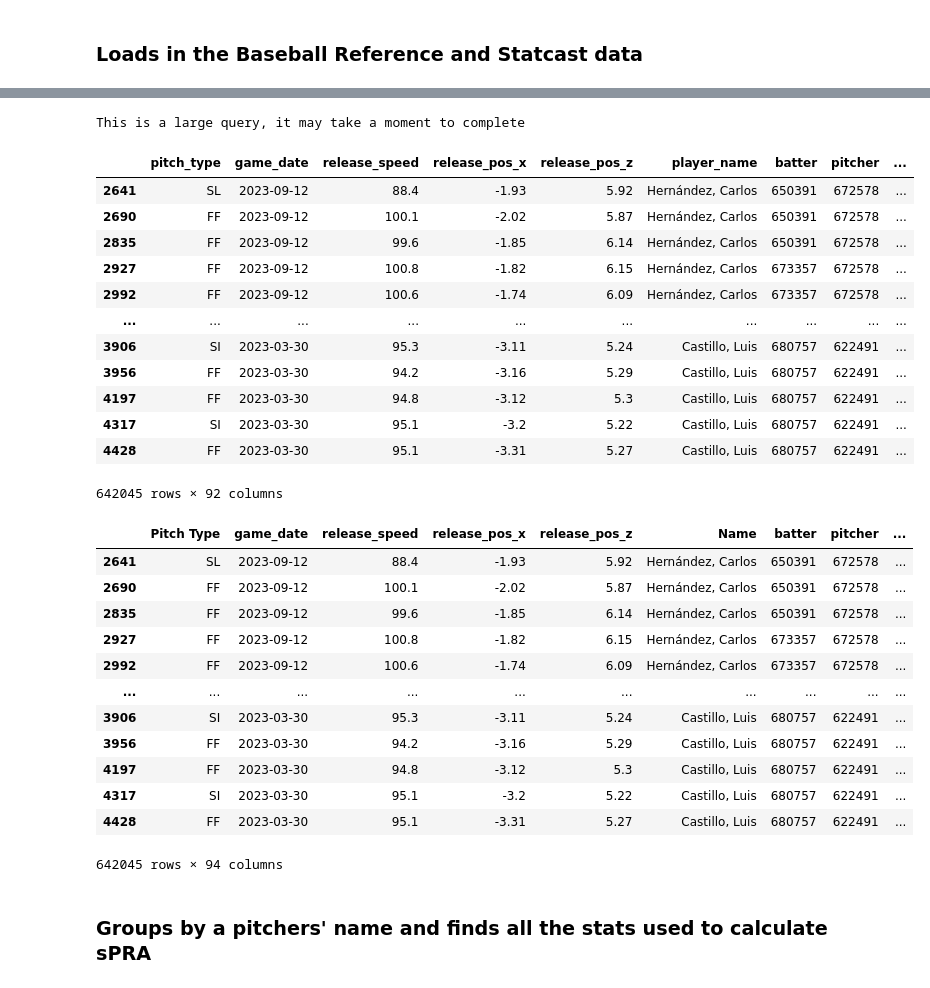
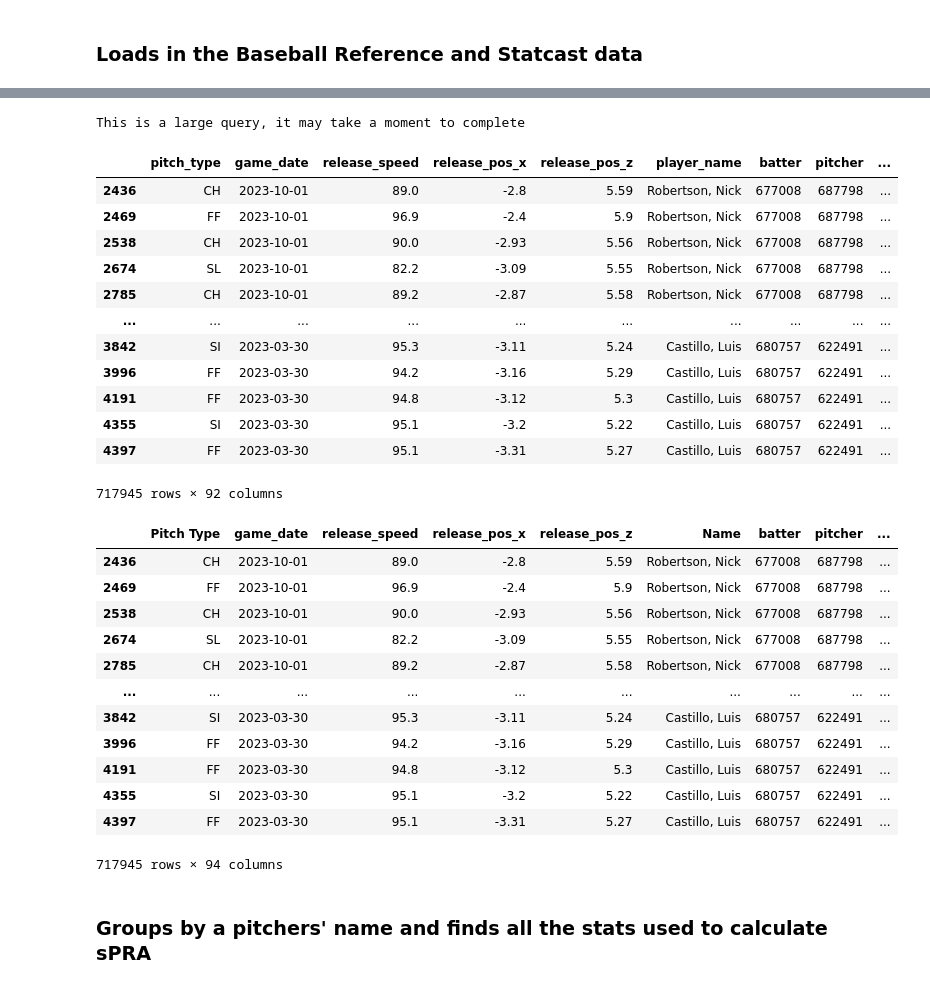
Before and after one commit to Cbkaplinger/Random-Projects, a Jupyter notebook: MLB/Creation-of-sPRA/sPRA2023.ipynb, the cells around one changed output, grey strips where cells are left out. Cells and saved outputs as stored; diff of their text form; code cells hidden in the pictures.

```diff
--- a/MLB/Creation-of-sPRA/sPRA2023.ipynb
+++ b/MLB/Creation-of-sPRA/sPRA2023.ipynb
@@ -28,23 +28,23 @@ bref_df
 # %%
-savant_df = statcast(start_dt = "2023-03-30", end_dt = "2023-11-15")
+savant_df = statcast(start_dt = "2023-03-30", end_dt = "2023-10-02")
 #pd.set_option('display.max_columns', None)
 
 savant_df
 # %% [output]
 This is a large query, it may take a moment to complete
 |  | pitch_type | game_date | release_speed | release_pos_x | release_pos_z | player_name | batter | pitcher | ... |
-| 2641 | SL | 2023-09-12 | 88.4 | -1.93 | 5.92 | Hernández, Carlos | 650391 | 672578 | ... |
-| 2690 | FF | 2023-09-12 | 100.1 | -2.02 | 5.87 | Hernández, Carlos | 650391 | 672578 | ... |
-| 2835 | FF | 2023-09-12 | 99.6 | -1.85 | 6.14 | Hernández, Carlos | 650391 | 672578 | ... |
-| 2927 | FF | 2023-09-12 | 100.8 | -1.82 | 6.15 | Hernández, Carlos | 673357 | 672578 | ... |
-| 2992 | FF | 2023-09-12 | 100.6 | -1.74 | 6.09 | Hernández, Carlos | 673357 | 672578 | ... |
+| 2436 | CH | 2023-10-01 | 89.0 | -2.8 | 5.59 | Robertson, Nick | 677008 | 687798 | ... |
+| 2469 | FF | 2023-10-01 | 96.9 | -2.4 | 5.9 | Robertson, Nick | 677008 | 687798 | ... |
+| 2538 | CH | 2023-10-01 | 90.0 | -2.93 | 5.56 | Robertson, Nick | 677008 | 687798 | ... |
+| 2674 | SL | 2023-10-01 | 82.2 | -3.09 | 5.55 | Robertson, Nick | 677008 | 687798 | ... |
+| 2785 | CH | 2023-10-01 | 89.2 | -2.87 | 5.58 | Robertson, Nick | 677008 | 687798 | ... |
 | ... | ... | ... | ... | ... | ... | ... | ... | ... | ... |
-| 3906 | SI | 2023-03-30 | 95.3 | -3.11 | 5.24 | Castillo, Luis | 680757 | 622491 | ... |
-| 3956 | FF | 2023-03-30 | 94.2 | -3.16 | 5.29 | Castillo, Luis | 680757 | 622491 | ... |
-| 4197 | FF | 2023-03-30 | 94.8 | -3.12 | 5.3 | Castillo, Luis | 680757 | 622491 | ... |
-| 4317 | SI | 2023-03-30 | 95.1 | -3.2 | 5.22 | Castillo, Luis | 680757 | 622491 | ... |
-| 4428 | FF | 2023-03-30 | 95.1 | -3.31 | 5.27 | Castillo, Luis | 680757 | 622491 | ... |
+| 3842 | SI | 2023-03-30 | 95.3 | -3.11 | 5.24 | Castillo, Luis | 680757 | 622491 | ... |
+| 3996 | FF | 2023-03-30 | 94.2 | -3.16 | 5.29 | Castillo, Luis | 680757 | 622491 | ... |
+| 4191 | FF | 2023-03-30 | 94.8 | -3.12 | 5.3 | Castillo, Luis | 680757 | 622491 | ... |
+| 4355 | SI | 2023-03-30 | 95.1 | -3.2 | 5.22 | Castillo, Luis | 680757 | 622491 | ... |
+| 4397 | FF | 2023-03-30 | 95.1 | -3.31 | 5.27 | Castillo, Luis | 680757 | 622491 | ... |
-642045 rows × 92 columns
+717945 rows × 92 columns
 # %%
 # Converts the Induced Vertical Break and Horizontal Break to inches from feet
 savant_df['IVB'] = savant_df['pfx_z'] * 12
@@ -54,18 +54,18 @@ savant_df = savant_df.rename(columns={'player_name': 'Name', 'pitch_type': 'Pitc
 savant_df
 # %% [output]
 |  | Pitch Type | game_date | release_speed | release_pos_x | release_pos_z | Name | batter | pitcher | ... |
-| 2641 | SL | 2023-09-12 | 88.4 | -1.93 | 5.92 | Hernández, Carlos | 650391 | 672578 | ... |
-| 2690 | FF | 2023-09-12 | 100.1 | -2.02 | 5.87 | Hernández, Carlos | 650391 | 672578 | ... |
-| 2835 | FF | 2023-09-12 | 99.6 | -1.85 | 6.14 | Hernández, Carlos | 650391 | 672578 | ... |
-| 2927 | FF | 2023-09-12 | 100.8 | -1.82 | 6.15 | Hernández, Carlos | 673357 | 672578 | ... |
-| 2992 | FF | 2023-09-12 | 100.6 | -1.74 | 6.09 | Hernández, Carlos | 673357 | 672578 | ... |
+| 2436 | CH | 2023-10-01 | 89.0 | -2.8 | 5.59 | Robertson, Nick | 677008 | 687798 | ... |
+| 2469 | FF | 2023-10-01 | 96.9 | -2.4 | 5.9 | Robertson, Nick | 677008 | 687798 | ... |
+| 2538 | CH | 2023-10-01 | 90.0 | -2.93 | 5.56 | Robertson, Nick | 677008 | 687798 | ... |
+| 2674 | SL | 2023-10-01 | 82.2 | -3.09 | 5.55 | Robertson, Nick | 677008 | 687798 | ... |
+| 2785 | CH | 2023-10-01 | 89.2 | -2.87 | 5.58 | Robertson, Nick | 677008 | 687798 | ... |
 | ... | ... | ... | ... | ... | ... | ... | ... | ... | ... |
-| 3906 | SI | 2023-03-30 | 95.3 | -3.11 | 5.24 | Castillo, Luis | 680757 | 622491 | ... |
-| 3956 | FF | 2023-03-30 | 94.2 | -3.16 | 5.29 | Castillo, Luis | 680757 | 622491 | ... |
-| 4197 | FF | 2023-03-30 | 94.8 | -3.12 | 5.3 | Castillo, Luis | 680757 | 622491 | ... |
-| 4317 | SI | 2023-03-30 | 95.1 | -3.2 | 5.22 | Castillo, Luis | 680757 | 622491 | ... |
-| 4428 | FF | 2023-03-30 | 95.1 | -3.31 | 5.27 | Castillo, Luis | 680757 | 622491 | ... |
+| 3842 | SI | 2023-03-30 | 95.3 | -3.11 | 5.24 | Castillo, Luis | 680757 | 622491 | ... |
+| 3996 | FF | 2023-03-30 | 94.2 | -3.16 | 5.29 | Castillo, Luis | 680757 | 622491 | ... |
+| 4191 | FF | 2023-03-30 | 94.8 | -3.12 | 5.3 | Castillo, Luis | 680757 | 622491 | ... |
+| 4355 | SI | 2023-03-30 | 95.1 | -3.2 | 5.22 | Castillo, Luis | 680757 | 622491 | ... |
+| 4397 | FF | 2023-03-30 | 95.1 | -3.31 | 5.27 | Castillo, Luis | 680757 | 622491 | ... |
-642045 rows × 94 columns
+717945 rows × 94 columns
 # %%
 def flip_names(name):
     first_name, last_name = name.split(", ")
```
Also changed, not shown: parts of 7 cells of this notebook, 5 other files.
